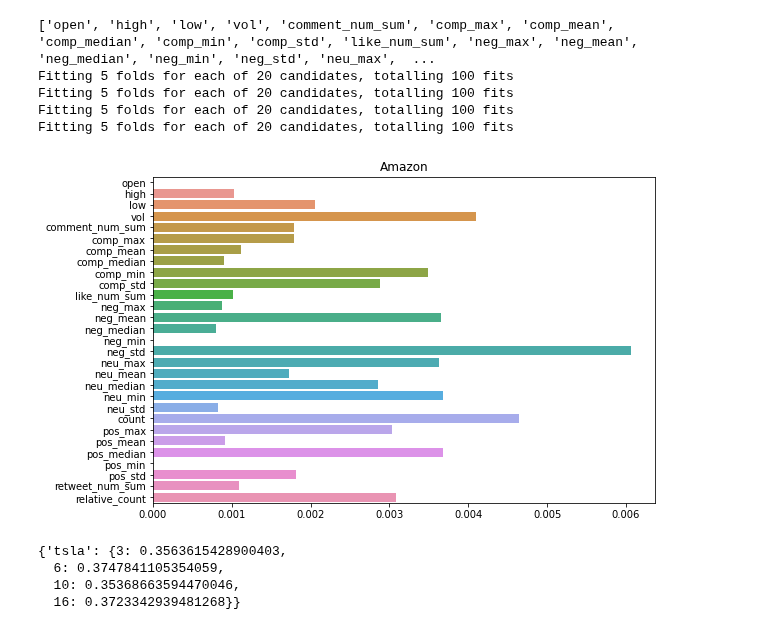
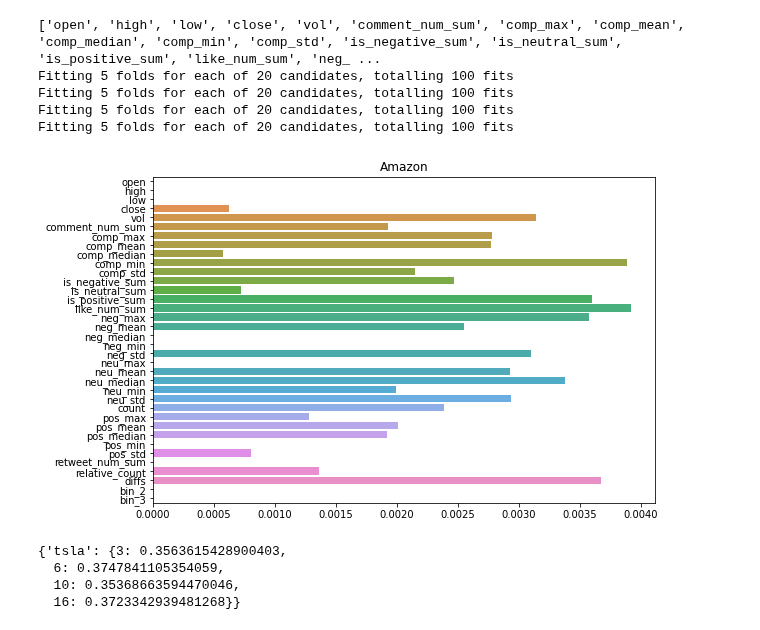
Before and after one commit to PatrykML/twitter_sentiment_stock_prediction, a Jupyter notebook: models/xgb.ipynb, the cells around one changed output. Saved outputs shown, nothing was run; the diff lists cells and outputs as text; code cells hidden in the pictures.

```diff
--- a/models/xgb.ipynb
+++ b/models/xgb.ipynb
@@ -92,20 +92,20 @@ def measure(x, y, binary=True):
     return acc, f1, fi
 # %%
 full_names = {
-    "amzn": "Amazon",}
-#     "aapl": "Apple",
-#     "msft": "Microsoft",
-#     "tsla": "Tesla",
-#     "goog": "Google (GOOG)",
-#     "googl": "Google (GOOGL)",
-# }
+    "amzn": "Amazon",
+    "aapl": "Apple",
+    "msft": "Microsoft",
+    "tsla": "Tesla",
+    "goog": "Google (GOOG)",
+    "googl": "Google (GOOGL)",
+    }
 weight = "baseline_2"
 
 acc = {}
 cm = {}
 f1_metric = {}
 
-path = f"../datasets/v2.1/more_cols_binned/no_weight/"
+path = f"../datasets/v3/binned/"
 
 for company in full_names.keys():
     df = pd.read_csv(path + f"{company}.csv")
@@ -126,11 +126,11 @@ for company in full_names.keys():
         )
     save_importances_plot(
         fi[lag],
-        f"xgb_{company}_imp_{weight}",
+        f"xgb_{company}_imp_BASE",
         f"{full_names[company]}",
         OTHER_COLS,
     )
-with open(f"XGB_{company}_acc_f1_{weight}.txt", "w") as file:
+with open(f"../results/v3/XGB_{company}_acc_f1_v3_BASE.txt", "w") as file:
     to_write = "Acc: " + json.dumps(acc) + " F1: " + json.dumps(f1_metric)
     file.write(json.dumps(to_write))
 # %% [output]
@@ -143,54 +138,54 @@ Fitting 5 folds for each of 20 candidates, totalling 100 fits
 # %%
 full_names = {
-    "amzn": "Amazon",
+    "amzn": "Amazon",}
+    "aapl": "Apple",
+    "msft": "Microsoft",
+    "tsla": "Tesla",
+    "goog": "Google (GOOG)",
+    "googl": "Google (GOOGL)",
 }
-#     "aapl": "Apple",
-#     "msft": "Microsoft",
-#     "tsla": "Tesla",
-#     "goog": "Google (GOOG)",
-#     "googl": "Google (GOOGL)",
-# }
-weight = "w1"
+weight = "baseline_2"
 
 acc = {}
 cm = {}
 f1_metric = {}
 
-path = f"../datasets/v2.1/more_cols_binned/{weight}/"
+path = f"../datasets/v3/binned/"
 
 for company in full_names.keys():
     df = pd.read_csv(path + f"{company}.csv")
-    VITAL_COLS = ["post_date", "ticker", "diffs", "bin_2", "bin_3", "close"]
+    VITAL_COLS = ["post_date", "ticker"]
     OTHER_COLS = [i for i in df.columns if i not in VITAL_COLS]
+
     print(OTHER_COLS)
     acc[company] = {}
     f1_metric[company] = {}
     fi = {}
 
     for lag in [3, 6, 10, 16]:
         x, y = create_x_y(df, x_cols=OTHER_COLS, y_col="bin_2", lag=lag)
         y = encode_y(y)
-        #print(x[:3], y[:3])
-        #print(acc, f1_metric, fi)
+        # print(x[:3], y[:3])
+        # print(acc, f1_metric, fi)
         acc[company][lag], f1_metric[company][lag], fi[lag] = measure(
             x, y, binary=True
         )
     save_importances_plot(
-            fi[lag],
-            f"xgb_{company}_imp_{weight}",
-            f"{full_names[company]}",
-            OTHER_COLS,
-        )
-    with open(f"XGB_bin2_{company}_acc_f1_{weight}.txt", "w") as file:
-        to_write = "Acc: " + json.dumps(acc) + " F1: " + json.dumps(f1_metric)
-        file.write(json.dumps(to_write))
+        fi[lag],
+        f"xgb_{company}_imp_v3",
+        f"{full_names[company]}",
+        OTHER_COLS,
+    )
+with open(f"../results/v3/XGB_{company}_acc_f1_v3.txt", "w") as file:
+    to_write = "Acc: " + json.dumps(acc) + " F1: " + json.dumps(f1_metric)
+    file.write(json.dumps(to_write))
 # %% [output]
-['open', 'high', 'low', 'vol', 'comment_num_sum', 'comp_max', 'comp_mean', 'comp_median', 'comp_min', 'comp_std', 'like_num_sum', 'neg_max', 'neg_mean', 'neg_median', 'neg_min', 'neg_std', 'neu_max',  ...
+['open', 'high', 'low', 'close', 'vol', 'comment_num_sum', 'comp_max', 'comp_mean', 'comp_median', 'comp_min', 'comp_std', 'is_negative_sum', 'is_neutral_sum', 'is_positive_sum', 'like_num_sum', 'neg_ ...
 Fitting 5 folds for each of 20 candidates, totalling 100 fits
 Fitting 5 folds for each of 20 candidates, totalling 100 fits
 Fitting 5 folds for each of 20 candidates, totalling 100 fits
 Fitting 5 folds for each of 20 candidates, totalling 100 fits
-[figure, old version]
+[figure, new version]
 # %%
 acc
 # %% [output]
```
Also changed, not shown: parts of 2 cells of this notebook, 12 other files.
